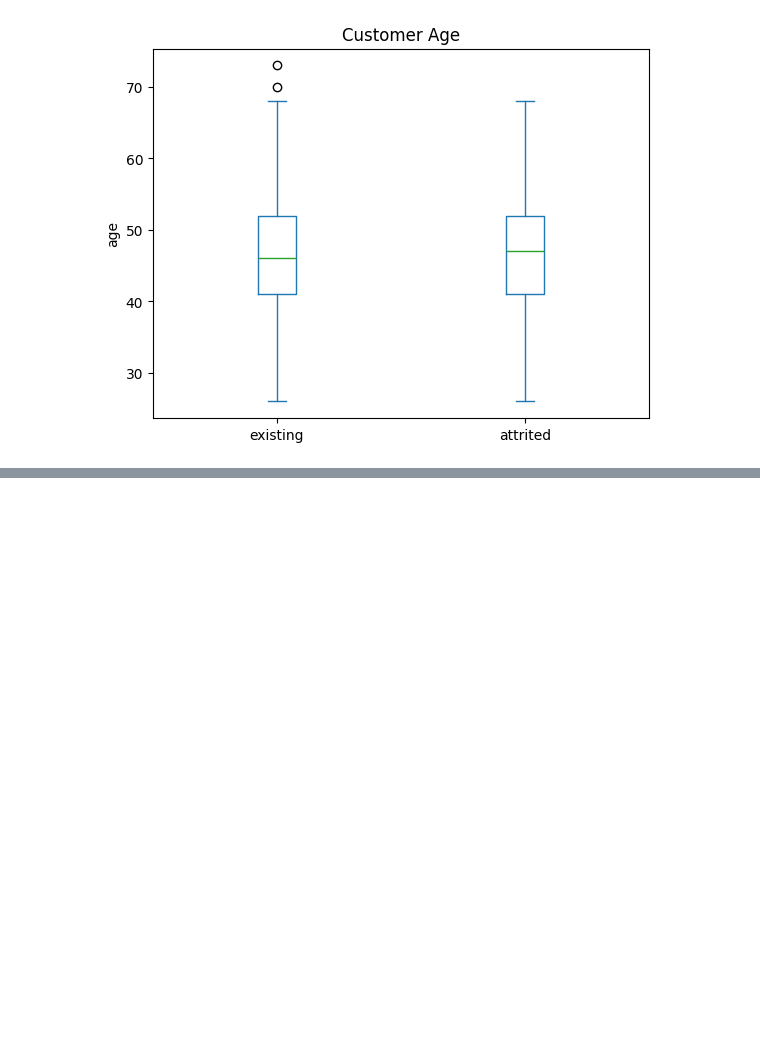
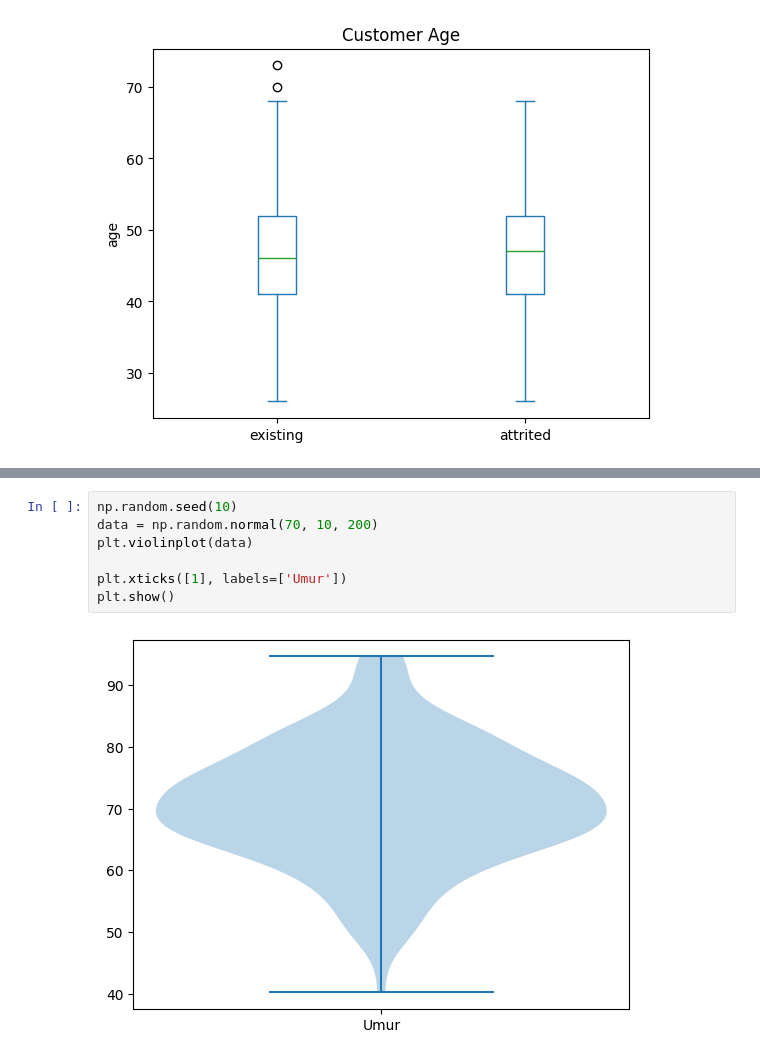
Before and after one commit to aliifam/ppd, a Jupyter notebook: ppd/pekan3/eda.ipynb, the cells around one changed output, grey strips where cells are left out. Saved outputs shown, nothing was run; the diff lists cells and outputs as text; blank space fills up the shorter version.

```diff
--- a/ppd/pekan3/eda.ipynb
+++ b/ppd/pekan3/eda.ipynb
@@ -281,0 +286,9 @@ plt.show()
+# %%
+np.random.seed(10)
+data = np.random.normal(70, 10, 200)
+plt.violinplot(data)
+
+plt.xticks([1], labels=['Umur'])
+plt.show()
+# %% [output]
+[figure, added]
```
Also changed, not shown: parts of 3 cells of this notebook, 1 other file.
